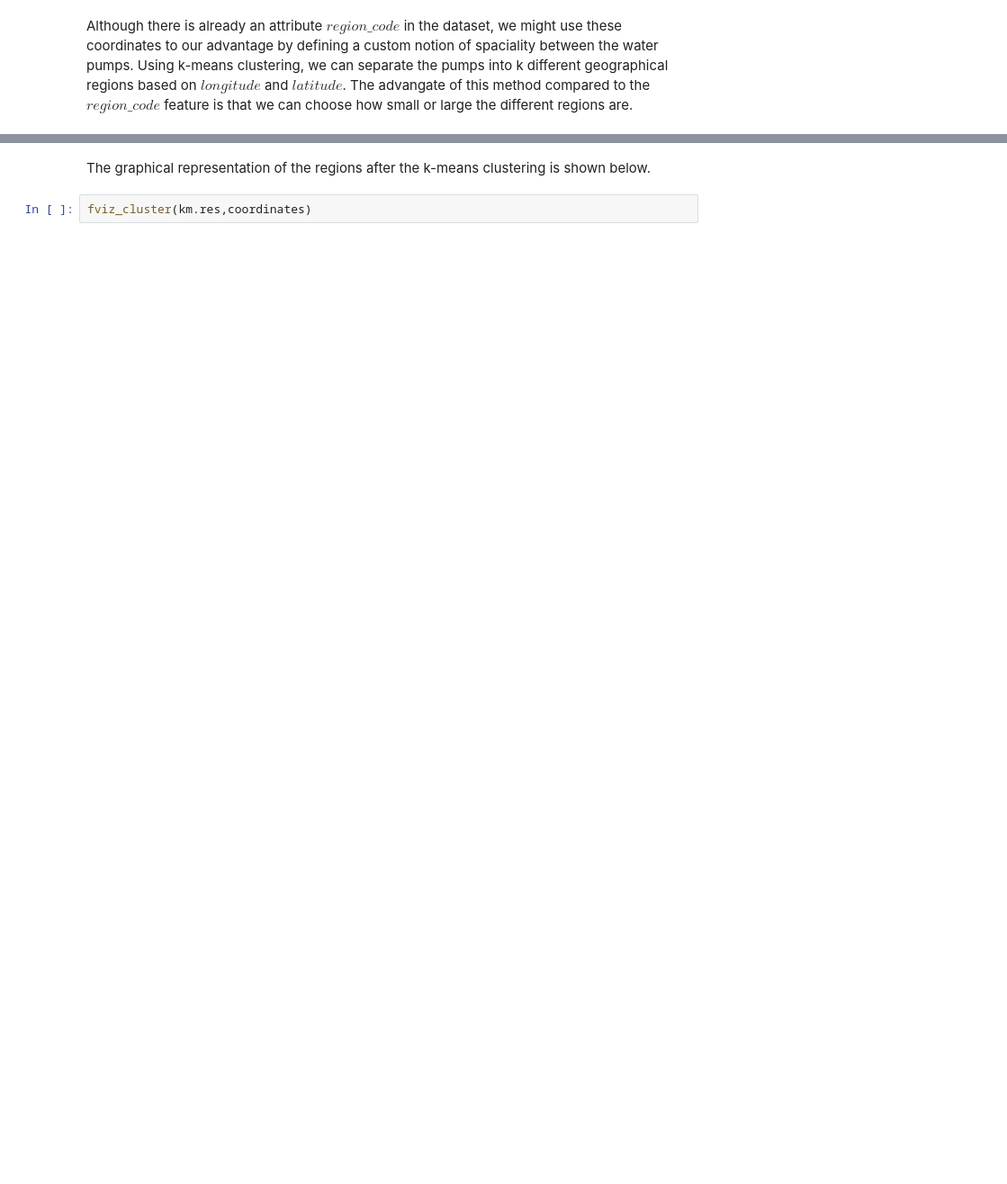
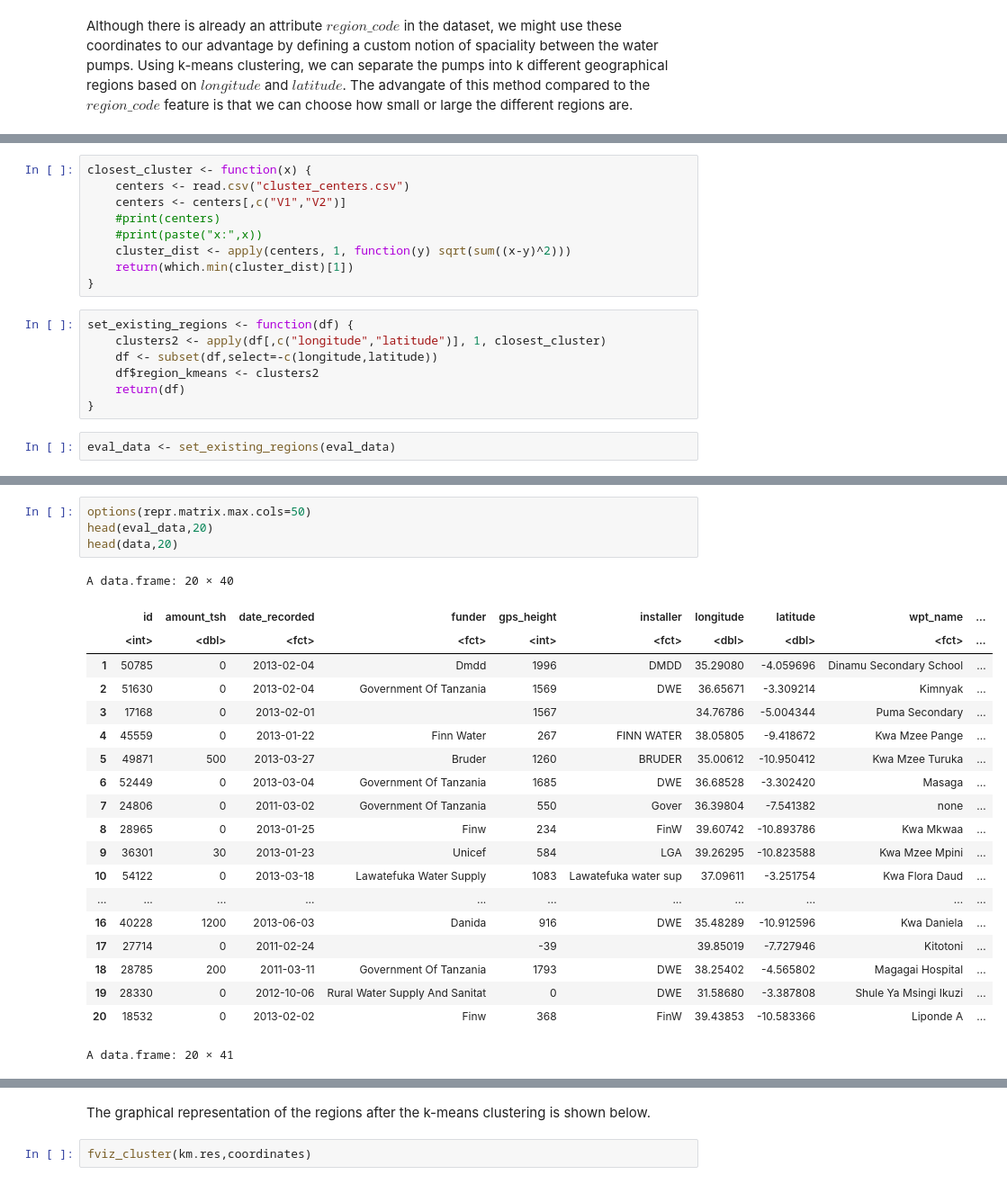
Before and after one commit to miromatagne/Driven-Data-Competition, a Jupyter notebook: ReportTemplate.ipynb, the cells around one changed output, grey strips where cells are left out. Shown at 90% size. Cells and saved outputs as stored; diff of their text form; blank space fills up the shorter version.

```diff
--- a/ReportTemplate.ipynb
+++ b/ReportTemplate.ipynb
@@ -220,0 +242,18 @@ head(km.res$cluster,20)
+# %%
+closest_cluster <- function(x) {
+    centers <- read.csv("cluster_centers.csv")
+    centers <- centers[,c("V1","V2")]
+    #print(centers)
+    #print(paste("x:",x))
+    cluster_dist <- apply(centers, 1, function(y) sqrt(sum((x-y)^2)))
+    return(which.min(cluster_dist)[1])
+}
+# %%
+set_existing_regions <- function(df) {
+    clusters2 <- apply(df[,c("longitude","latitude")], 1, closest_cluster)
+    df <- subset(df,select=-c(longitude,latitude))
+    df$region_kmeans <- clusters2
+    return(df)
+}
+# %%
+eval_data <- set_existing_regions(eval_data)
@@ -220,0 +278,25 @@ head(km.res$cluster,20)
+# %%
+options(repr.matrix.max.cols=50)
+head(eval_data,20)
+head(data,20)
+# %% [output]
+A data.frame: 20 × 40
+|  | id | amount_tsh | date_recorded | funder | gps_height | installer | longitude | latitude | wpt_name | ... |
+|  | <int> | <dbl> | <fct> | <fct> | <int> | <fct> | <dbl> | <dbl> | <fct> | ... |
+| 1 | 50785 | 0 | 2013-02-04 | Dmdd | 1996 | DMDD | 35.29080 | -4.059696 | Dinamu Secondary School | ... |
+| 2 | 51630 | 0 | 2013-02-04 | Government Of Tanzania | 1569 | DWE | 36.65671 | -3.309214 | Kimnyak | ... |
+| 3 | 17168 | 0 | 2013-02-01 |  | 1567 |  | 34.76786 | -5.004344 | Puma Secondary | ... |
+| 4 | 45559 | 0 | 2013-01-22 | Finn Water | 267 | FINN WATER | 38.05805 | -9.418672 | Kwa Mzee Pange | ... |
+| 5 | 49871 | 500 | 2013-03-27 | Bruder | 1260 | BRUDER | 35.00612 | -10.950412 | Kwa Mzee Turuka | ... |
+| 6 | 52449 | 0 | 2013-03-04 | Government Of Tanzania | 1685 | DWE | 36.68528 | -3.302420 | Masaga | ... |
+| 7 | 24806 | 0 | 2011-03-02 | Government Of Tanzania | 550 | Gover | 36.39804 | -7.541382 | none | ... |
+| 8 | 28965 | 0 | 2013-01-25 | Finw | 234 | FinW | 39.60742 | -10.893786 | Kwa Mkwaa | ... |
+| 9 | 36301 | 30 | 2013-01-23 | Unicef | 584 | LGA | 39.26295 | -10.823588 | Kwa Mzee Mpini | ... |
+| 10 | 54122 | 0 | 2013-03-18 | Lawatefuka Water Supply | 1083 | Lawatefuka water sup | 37.09611 | -3.251754 | Kwa Flora Daud | ... |
+| ... | ... | ... | ... | ... | ... | ... | ... | ... | ... | ... |
+| 16 | 40228 | 1200 | 2013-06-03 | Danida | 916 | DWE | 35.48289 | -10.912596 | Kwa Daniela | ... |
+| 17 | 27714 | 0 | 2011-02-24 |  | -39 |  | 39.85019 | -7.727946 | Kitotoni | ... |
+| 18 | 28785 | 200 | 2011-03-11 | Government Of Tanzania | 1793 | DWE | 38.25402 | -4.565802 | Magagai Hospital | ... |
+| 19 | 28330 | 0 | 2012-10-06 | Rural Water Supply And Sanitat | 0 | DWE | 31.58680 | -3.387808 | Shule Ya Msingi Ikuzi | ... |
+| 20 | 18532 | 0 | 2013-02-02 | Finw | 368 | FinW | 39.43853 | -10.583366 | Liponde A | ... |
+A data.frame: 20 × 41
```
Also changed, not shown: parts of 42 cells of this notebook, 3 other files.
